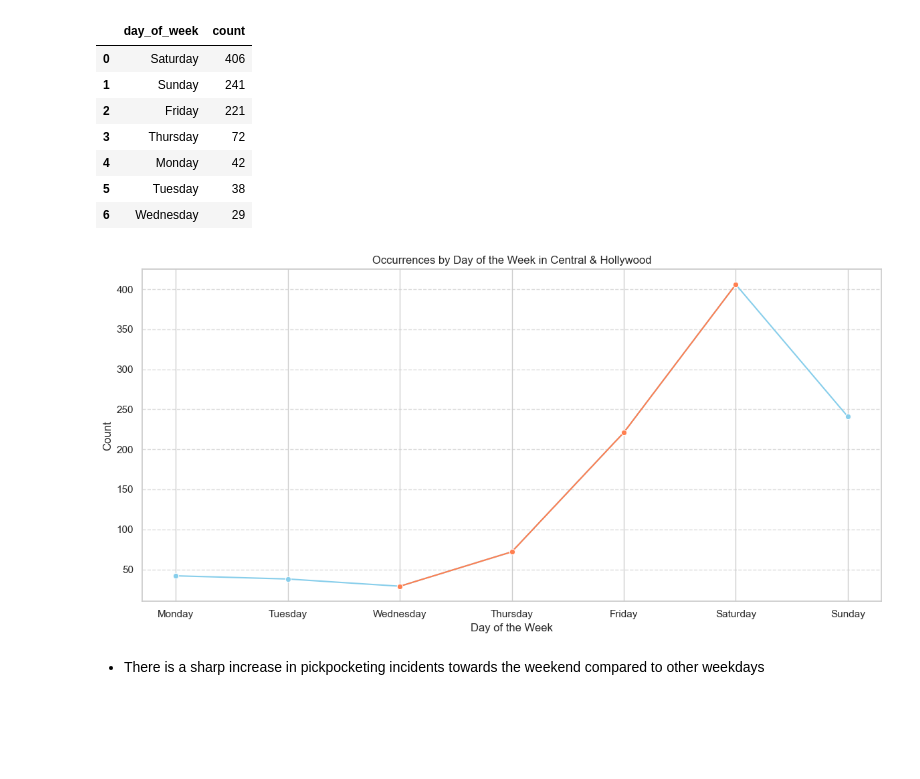
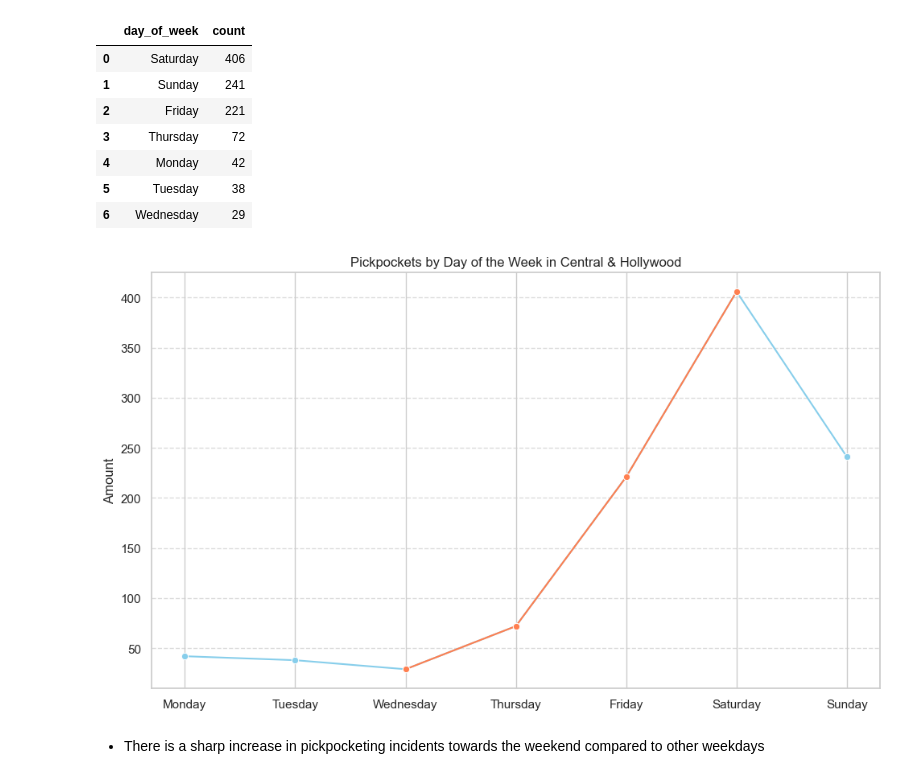
Before and after one commit to BareLevi/Data_Analysis_Final_Project, a Jupyter notebook: data_analysis_project_final.ipynb, the cells around one changed output. Saved outputs shown, nothing was run; the diff lists cells and outputs as text; code cells hidden in the pictures; blank space fills up the shorter version.

```diff
--- a/data_analysis_project_final.ipynb
+++ b/data_analysis_project_final.ipynb
@@ -731,5 +728,5 @@ plt.show()
 # %% [markdown]
 ##### 5.1 Analysis of the areas where pickpocket crimes happened
 # %%
-chipopo_df = df[df["crime_description"] == "PICKPOCKET"]
+pickpocket_df = df[df["crime_description"] == "PICKPOCKET"]
 # %%
@@ -762,7 +759,7 @@ plt.show()
 # %% [markdown]
 ##### 5.2 Analysis of pickpocket hours
 # %%
-CentralANDHollywood_df = chipopo_df[chipopo_df['area_name'].isin(['Central', 'Hollywood'])]
+CentralANDHollywood_df = pickpocket_df[pickpocket_df['area_name'].isin(['Central', 'Hollywood'])]
 hour_counts_ch = CentralANDHollywood_df['hour_occurred'].value_counts().reset_index()
 hour_counts_ch.columns = ['hour_occurred', 'count']
 # %%
@@ -817,35 +814,35 @@ day_of_week_counts
 # %%
 if 'day_of_week' not in CentralANDHollywood_df.columns:
     CentralANDHollywood_df['day_of_week'] = CentralANDHollywood_df['date_occurred'].dt.day_name()
 
 custom_order = ['Monday', 'Tuesday', 'Wednesday', 'Thursday', 'Friday', 'Saturday', 'Sunday']
 
 day_of_week_counts['day_of_week'] = pd.Categorical(day_of_week_counts['day_of_week'], categories=custom_order, ordered=True)
 day_of_week_counts = day_of_week_counts.sort_values('day_of_week').reset_index(drop=True)
 
 
 highlight_days = ['Wednesday', 'Thursday', 'Friday', 'Saturday']
 colors = ['coral' if day in highlight_days else 'skyblue' for day in day_of_week_counts['day_of_week']]
 
 
-plt.figure(figsize=(12, 6))
+plt.figure(figsize=(10,6))
 
 
 sns.lineplot(x='day_of_week', y='count', data=day_of_week_counts, marker='o', color='skyblue')
 
 
 sns.lineplot(x='day_of_week', y='count', data=day_of_week_counts[day_of_week_counts['day_of_week'].isin(highlight_days)], marker='o', color='coral')
 
-plt.title('Occurrences by Day of the Week in Central & Hollywood')
-plt.xlabel('Day of the Week')
-plt.ylabel('Count')
+plt.title('Pickpockets by Day of the Week in Central & Hollywood')
+plt.xlabel('')
+plt.ylabel('Amount')
 plt.grid(axis='y', linestyle='--', alpha=0.7)
 plt.tight_layout()
 
 
 plt.show()
 # %% [output]
-[figure, old version]
+[figure, new version]
 # %% [markdown]
 - There is a sharp increase in pickpocketing incidents towards the weekend compared to other weekdays
 # %% [markdown]
```
Also changed, not shown: parts of 27 cells of this notebook.
